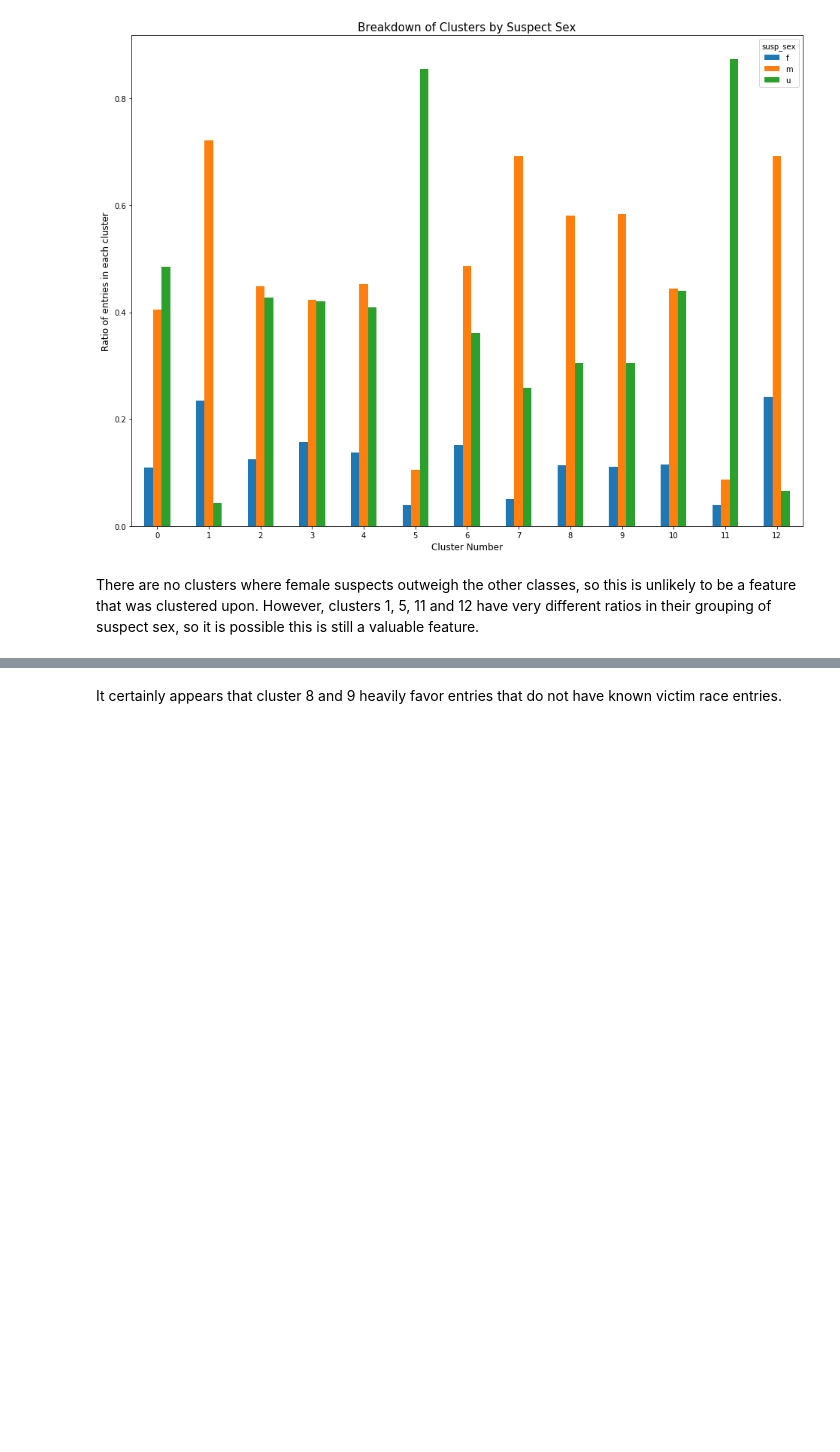
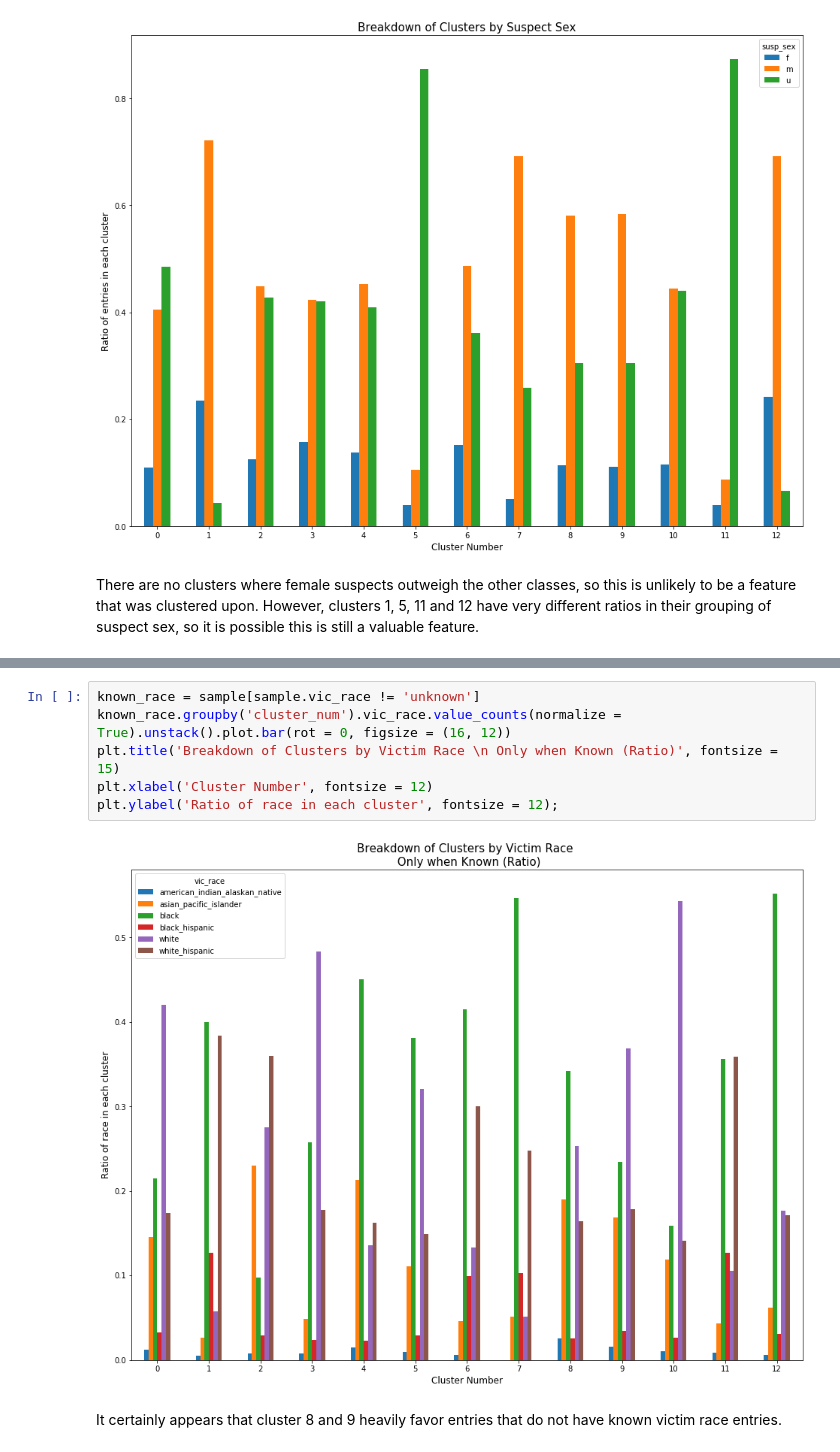
Before and after one commit to tlunderwood2014/nyc_crime_analysis, a Jupyter notebook: Crime_Analysis.ipynb, the cells around one changed output, grey strips where cells are left out. Saved outputs shown, nothing was run; the diff lists cells and outputs as text; blank space fills up the shorter version.

```diff
--- a/Crime_Analysis.ipynb
+++ b/Crime_Analysis.ipynb
@@ -372,3 +362,11 @@ sample.groupby('cluster_num').vic_race.value_counts().unstack().plot.bar(rot = 0
+# %%
+known_race = sample[sample.vic_race != 'unknown']
+known_race.groupby('cluster_num').vic_race.value_counts(normalize = True).unstack().plot.bar(rot = 0, figsize = (16, 12))
+plt.title('Breakdown of Clusters by Victim Race \n Only when Known (Ratio)', fontsize = 15)
+plt.xlabel('Cluster Number', fontsize = 12)
+plt.ylabel('Ratio of race in each cluster', fontsize = 12);
+# %% [output]
+[figure, added]
 # %% [markdown]
 It certainly appears that cluster 8 and 9 heavily favor entries that do not have known victim race entries.
 # %%
```
Also changed, not shown: parts of 10 cells of this notebook.
